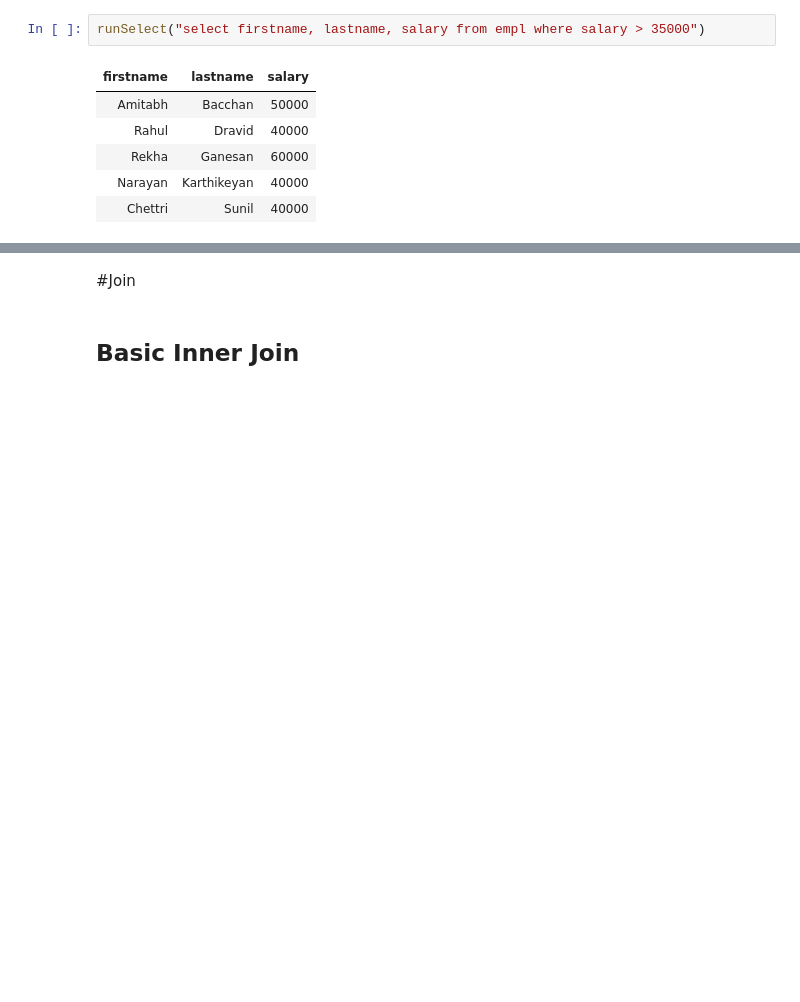
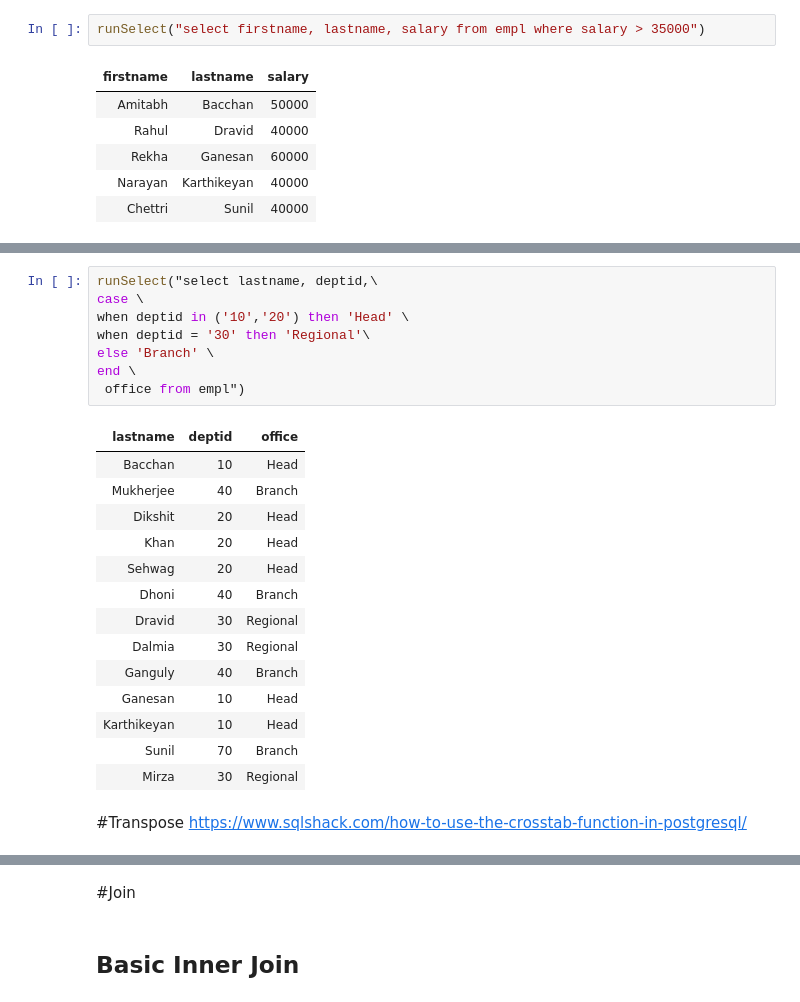
Before and after one commit to Praxis-QR/RDWH, a Jupyter notebook: PostgreSQL_02_Basic_SQL.ipynb, the cells around one changed output, grey strips where cells are left out. Saved outputs shown, nothing was run; the diff lists cells and outputs as text; blank space fills up the shorter version.

```diff
--- a/PostgreSQL_02_Basic_SQL.ipynb
+++ b/PostgreSQL_02_Basic_SQL.ipynb
@@ -282,0 +520,26 @@ runSelect("select firstname, lastname, salary from empl where salary > 35000")
+# %%
+runSelect("select lastname, deptid,\
+case \
+when deptid in ('10','20') then 'Head' \
+when deptid = '30' then 'Regional'\
+else 'Branch' \
+end \
+ office from empl")
+# %% [output]
+| lastname | deptid | office |
+| Bacchan | 10 | Head |
+| Mukherjee | 40 | Branch |
+| Dikshit | 20 | Head |
+| Khan | 20 | Head |
+| Sehwag | 20 | Head |
+| Dhoni | 40 | Branch |
+| Dravid | 30 | Regional |
+| Dalmia | 30 | Regional |
+| Ganguly | 40 | Branch |
+| Ganesan | 10 | Head |
+| Karthikeyan | 10 | Head |
+| Sunil | 70 | Branch |
+| Mirza | 30 | Regional |
+# %% [markdown]
+#Transpose
+https://www.sqlshack.com/how-to-use-the-crosstab-function-in-postgresql/
```
Also changed, not shown: parts of 52 cells of this notebook.
